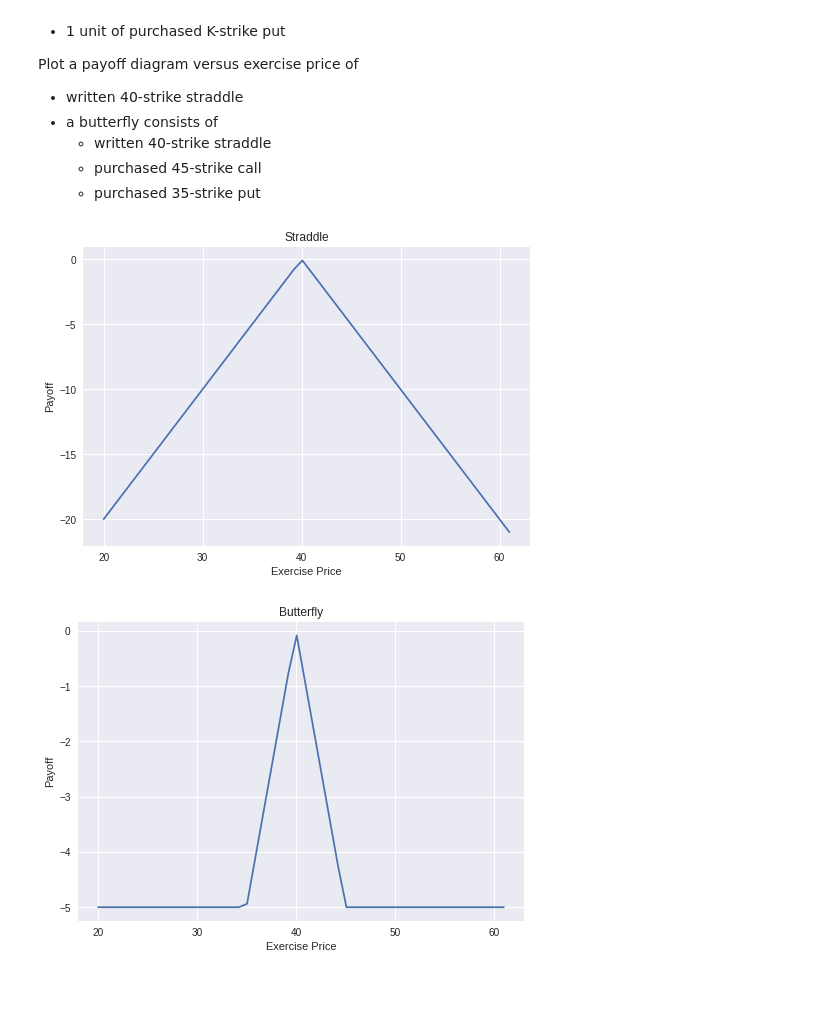
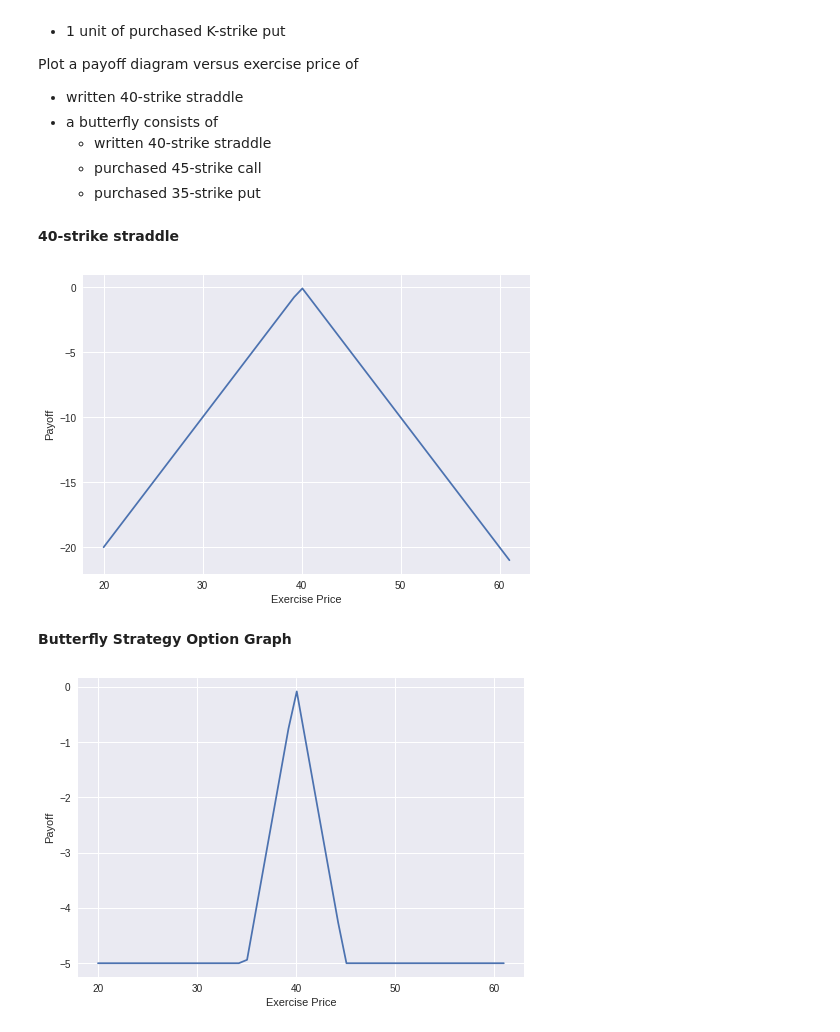
Before and after one commit to wuchenyu38/18ma573chenyuwu, a Jupyter notebook: src/payoff_diagram_of_butterfly.ipynb, the cells around one changed output. Drawn from its saved outputs; the diff is of its cells as text; code cells hidden in the pictures; blank space fills up the shorter version.

```diff
--- a/src/payoff_diagram_of_butterfly.ipynb
+++ b/src/payoff_diagram_of_butterfly.ipynb
@@ -16,6 +16,8 @@ Plot a payoff diagram versus exercise price of
   - written 40-strike straddle
   - purchased 45-strike call
   - purchased 35-strike put
+# %% [markdown]
+**40-strike straddle**
 # %%
 import numpy as np
 import matplotlib.pyplot as plt
@@ -38,21 +40,22 @@ class Option:
 # %%
 def Straddle(K, S):
   call=Option(otype=1,strike=K)
   put=Option(otype=-1,strike=K)
   P1=Option.Payoff(call,S)
   P2=Option.Payoff(put,S)
   return np.add(P1,P2)
-s=np.linspace(20,61)
+s=np.linspace(20, 61)
 K=40
 ys=Straddle(K,s)
 plt.figure('Straddle')
-plt.title('Straddle')
 plt.xlabel('Exercise Price')
 plt.ylabel('Payoff')
 plt.plot(s,-ys)
 plt.show()
 # %% [output]
-[figure, old version]
+[figure, new version]
+# %% [markdown]
+**Butterfly Strategy Option Graph**
 # %%
 def Butterfly(K_1, K_2, K_3, S):
   call=Option(otype=1, strike=K_3)
@@ -64,10 +67,9 @@ S=np.linspace(20,61)
 K=40
 ys=Butterfly(35, 40, 45, S)
 plt.figure('Butterfly')
-plt.title('Butterfly')
 plt.xlabel('Exercise Price')
 plt.ylabel('Payoff')
 plt.plot(S,ys)
 plt.show()
 # %% [output]
-[figure, old version]
+[figure, new version]
```
Also changed, not shown: parts of 1 cell of this notebook.
